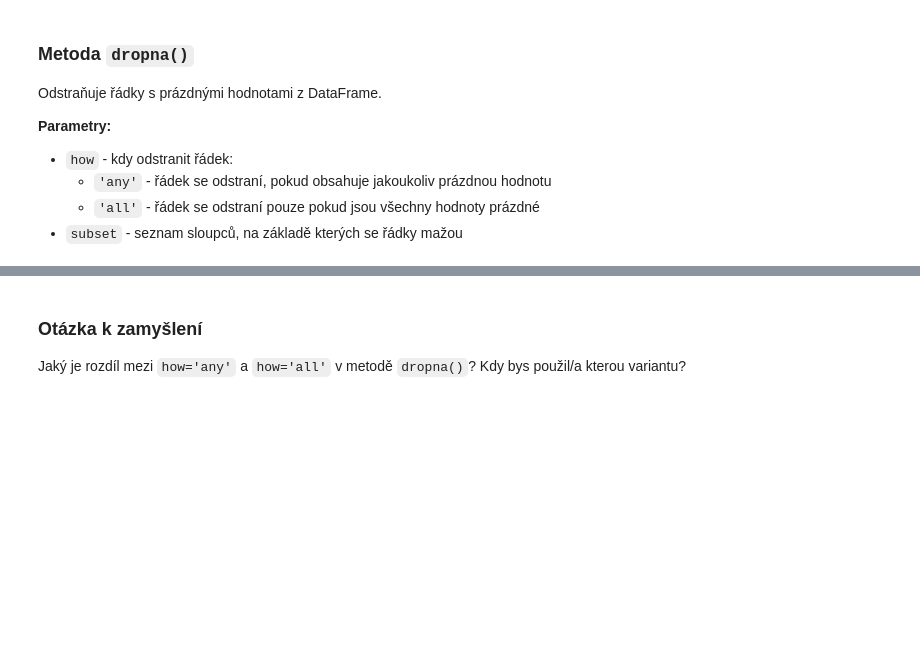
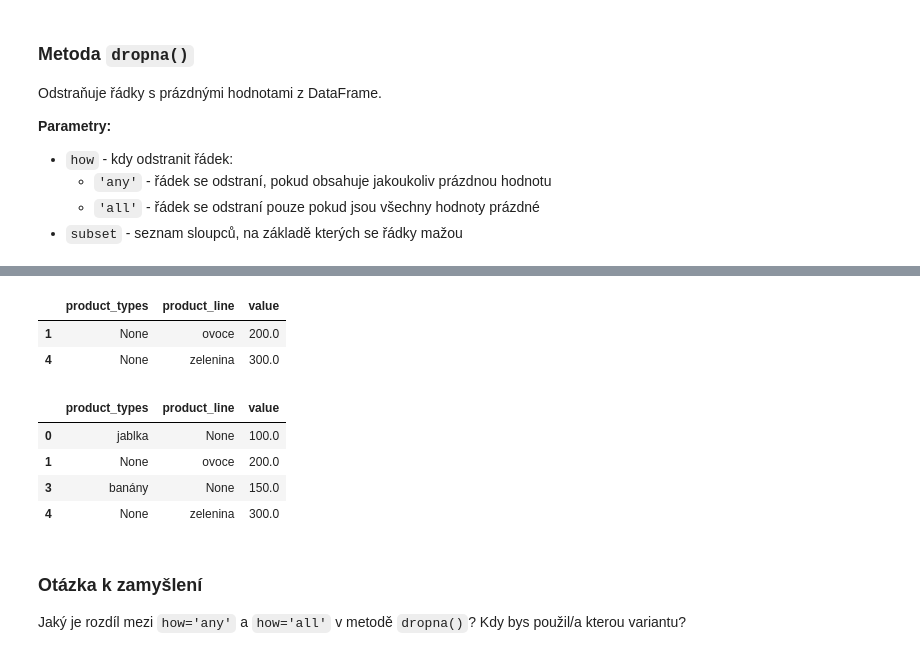
Before and after one commit to danakozakova/Python-CodersLab, a Jupyter notebook: Day_5/Day_5_03_Data_processing_part2_reseni.ipynb, the cells around one changed output, grey strips where cells are left out. Saved outputs shown, nothing was run; the diff lists cells and outputs as text; code cells hidden in the pictures; blank space fills up the shorter version.

```diff
--- a/Day_5/Day_5_03_Data_processing_part2_reseni.ipynb
+++ b/Day_5/Day_5_03_Data_processing_part2_reseni.ipynb
@@ -195,3 +276,17 @@ df_null.dropna(subset=['value'])
+# %%
+df_null.dropna(subset=['product_line', 'value'], how = 'any')
+# %% [output]
+|  | product_types | product_line | value |
+| 1 | None | ovoce | 200.0 |
+| 4 | None | zelenina | 300.0 |
+# %%
+df_null.dropna(subset=['product_line', 'value'], how = 'all')
+# %% [output]
+|  | product_types | product_line | value |
+| 0 | jablka | None | 100.0 |
+| 1 | None | ovoce | 200.0 |
+| 3 | banány | None | 150.0 |
+| 4 | None | zelenina | 300.0 |
 # %% [markdown]
 ### Otázka k zamyšlení
 Jaký je rozdíl mezi `how='any'` a `how='all'` v metodě `dropna()`? Kdy bys použil/a kterou variantu?
```
Also changed, not shown: parts of 37 cells of this notebook.
